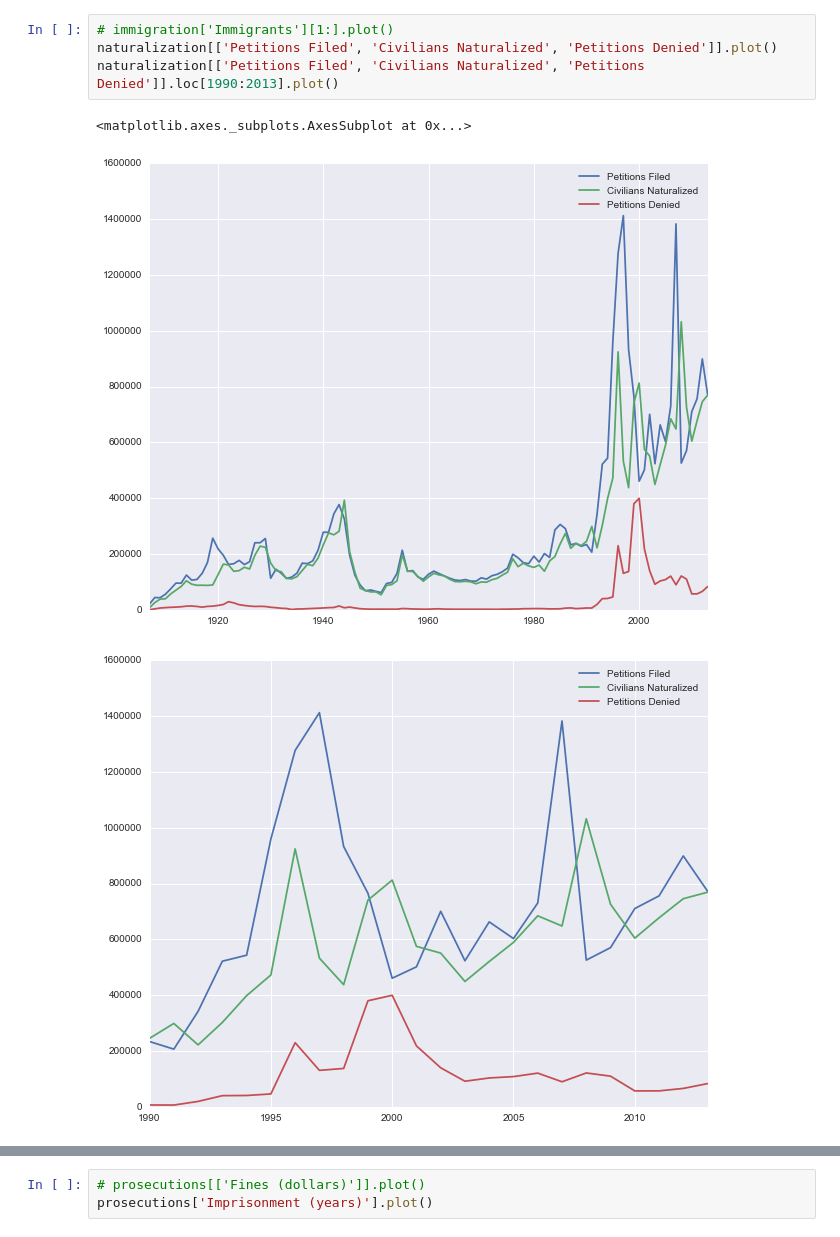
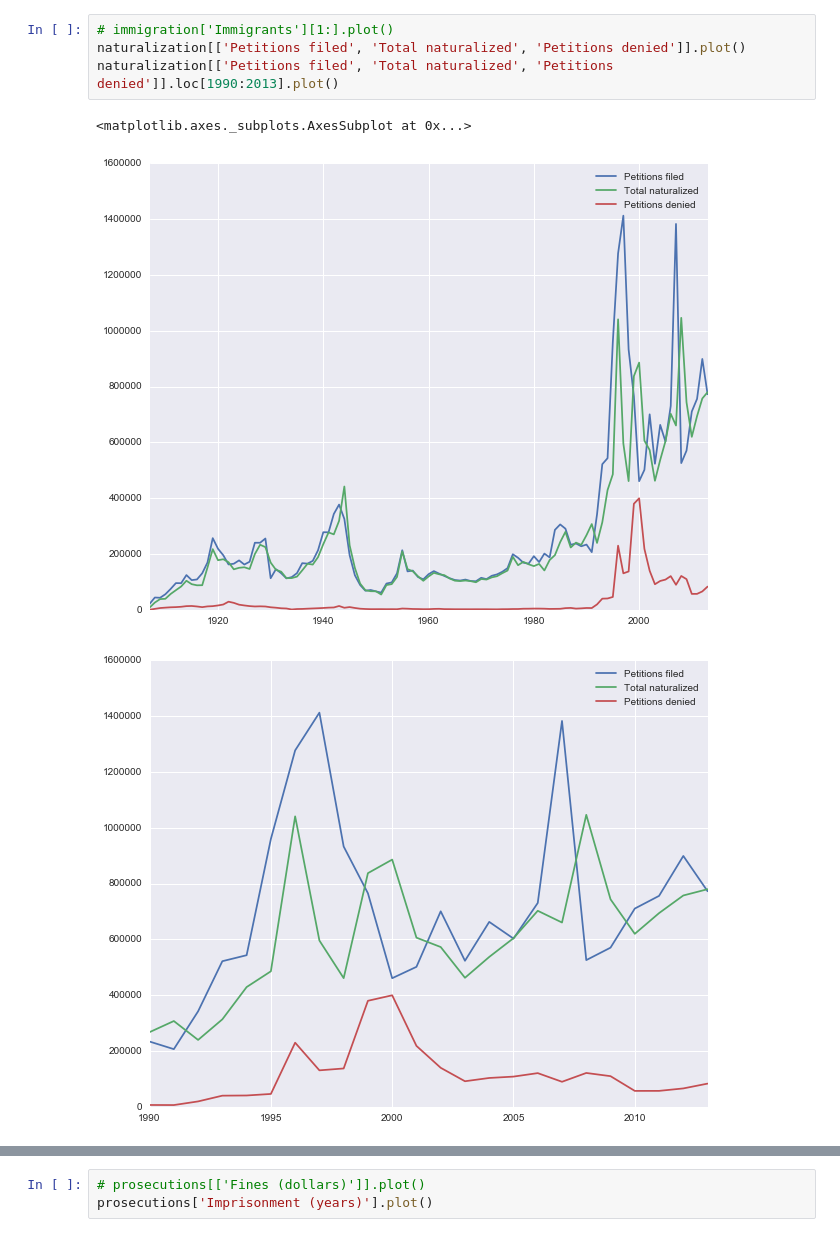
Before and after one commit to flymperopoulos/US-Immigration, a Jupyter notebook: Data/exploration.ipynb, the cells around one changed output, grey strips where cells are left out. Drawn from its saved outputs; the diff is of its cells as text.

```diff
--- a/Data/exploration.ipynb
+++ b/Data/exploration.ipynb
@@ -17,12 +17,12 @@ refugees = pd.read_csv('refugee.csv', index_col=0)
 removed = pd.read_csv('removed.csv', index_col=0)
 # %%
 # immigration['Immigrants'][1:].plot()
-naturalization[['Petitions Filed', 'Civilians Naturalized', 'Petitions Denied']].plot()
-naturalization[['Petitions Filed', 'Civilians Naturalized', 'Petitions Denied']].loc[1990:2013].plot()
+naturalization[['Petitions filed', 'Total naturalized', 'Petitions denied']].plot()
+naturalization[['Petitions filed', 'Total naturalized', 'Petitions denied']].loc[1990:2013].plot()
 # %% [output]
 <matplotlib.axes._subplots.AxesSubplot at 0x...>
-[figure, old version]
+[figure, new version]
-[figure, old version]
+[figure, new version]
 # %%
 df = pd.concat([lpr, refugees, apprehended], axis=1)
 df[160:].plot()
```
Also changed, not shown: parts of 7 cells of this notebook, 2 other files.
